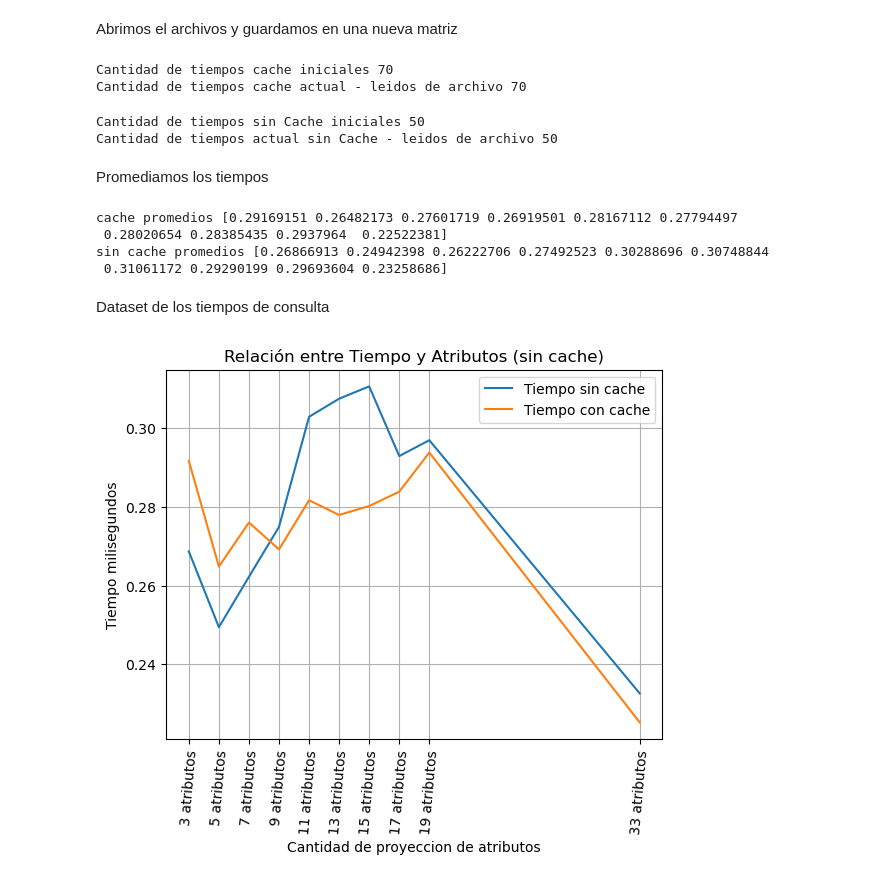
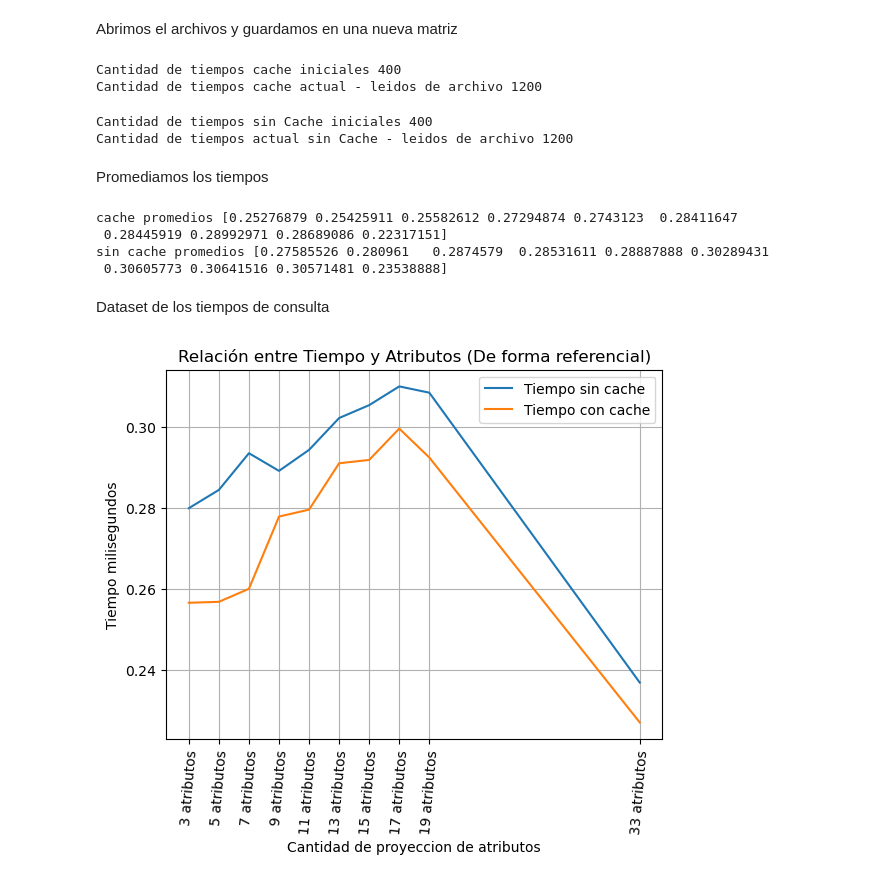
Before and after one commit to Stormlocc/NoSQL-CompareQueryEmbebedReference, a Jupyter notebook: atributoVStiempo.ipynb, the cells around one changed output. Cells and saved outputs as stored; diff of their text form; code cells hidden in the pictures.

```diff
--- a/atributoVStiempo.ipynb
+++ b/atributoVStiempo.ipynb
@@ -382,7 +390,7 @@ Ejecutamos la consulta midiento el tiempo y sobreescribimos en un archivo csv
 import numpy as np
 
 #Cantidad de repeticiones sobre todas las consultas
-iteraciones = 70
+iteraciones = 400
 archivo_csv_cache= 'datosTiempo_conCache.csv'
 #matriz que almacena todas las iteraciones segun las variedades de consultas
 tiempos_Cache=[]
@@ -431,7 +429,7 @@ Ejecutamos la consulta eliminando el cache y medimos el tiempo
 import numpy as np
 
 #Cantidad de repeticiones sobre todas las consultas
-iteraciones = 50
+iteraciones = 400
 archivo_csv_sinCache= 'datosTiempo_sinCache.csv'
 #matriz que almacena todas las iteraciones segun las variedades de consultas
 tiempos_sinCache=[]
@@ -442,12 +440,9 @@ for j in range(iteraciones):
 
         # Ejecutar planCacheClear()
         db.command('planCacheClear', 'aluno')
-        '''
-        resultados_ref = db.command('planCacheClear', 'aluno')
-        if resultados_ref['ok'] != 1.0:
-            print('Error al borrar la caché de planes:', resultados_ref['errmsg'])
-            break
-        '''
+        db.command('planCacheClear', 'prova')
+        db.command({ "planCacheClear": "aluno" })
+        db.command({ "planCacheClear": "prova" })
 
         # calculando tempos
         start_time_ref = time.time()
@@ -504,8 +491,8 @@ tiempos_Cache = np.array(matriz)
 
 print("Cantidad de tiempos cache actual - leidos de archivo",len(tiempos_Cache))
 # %% [output]
-Cantidad de tiempos cache iniciales 70
-Cantidad de tiempos cache actual - leidos de archivo 70
+Cantidad de tiempos cache iniciales 400
+Cantidad de tiempos cache actual - leidos de archivo 1200
 # %%
 import csv
 import numpy as np
@@ -524,8 +511,8 @@ tiempos_sinCache = np.array(matriz)
 
 print("Cantidad de tiempos actual sin Cache - leidos de archivo",len(tiempos_sinCache))
 # %% [output]
-Cantidad de tiempos sin Cache iniciales 50
-Cantidad de tiempos actual sin Cache - leidos de archivo 50
+Cantidad de tiempos sin Cache iniciales 400
+Cantidad de tiempos actual sin Cache - leidos de archivo 1200
 # %% [markdown]
 Promediamos los tiempos
 # %%
@@ -535,26 +522,26 @@ print("cache promedios",promedio_tiempos_cache)
 promedio_tiempos_sinCache = np.mean(tiempos_sinCache, axis=0)
 print("sin cache promedios",promedio_tiempos_sinCache)
 # %% [output]
-cache promedios [0.29169151 0.26482173 0.27601719 0.26919501 0.28167112 0.27794497
- 0.28020654 0.28385435 0.2937964  0.22522381]
-sin cache promedios [0.26866913 0.24942398 0.26222706 0.27492523 0.30288696 0.30748844
- 0.31061172 0.29290199 0.29693604 0.23258686]
+cache promedios [0.25276879 0.25425911 0.25582612 0.27294874 0.2743123  0.28411647
+ 0.28445919 0.28992971 0.28689086 0.22317151]
+sin cache promedios [0.27585526 0.280961   0.2874579  0.28531611 0.28887888 0.30289431
+ 0.30605773 0.30641516 0.30571481 0.23538888]
 # %% [markdown]
 Dataset de los tiempos de consulta
 # %%
 import matplotlib.pyplot as plt
 
 atributos = list(dic_atributos.keys())
 atributos_name = list(dic_atributos.values())
 
 plt.plot(atributos, promedio_tiempos_sinCache,label="Tiempo sin cache")
 plt.plot(atributos, promedio_tiempos_cache,label="Tiempo con cache")
 plt.xlabel('Cantidad de proyeccion de atributos')
 plt.ylabel('Tiempo milisegundos')
 plt.xticks(atributos,atributos_name,rotation=85)
-plt.title('Relación entre Tiempo y Atributos (sin cache)')
+plt.title('Relación entre Tiempo y Atributos (De forma referencial)')
 plt.legend()
 plt.grid()
 plt.show()
 # %% [output]
-[figure, old version]
+[figure, new version]
```
Also changed, not shown: parts of 16 cells of this notebook.
